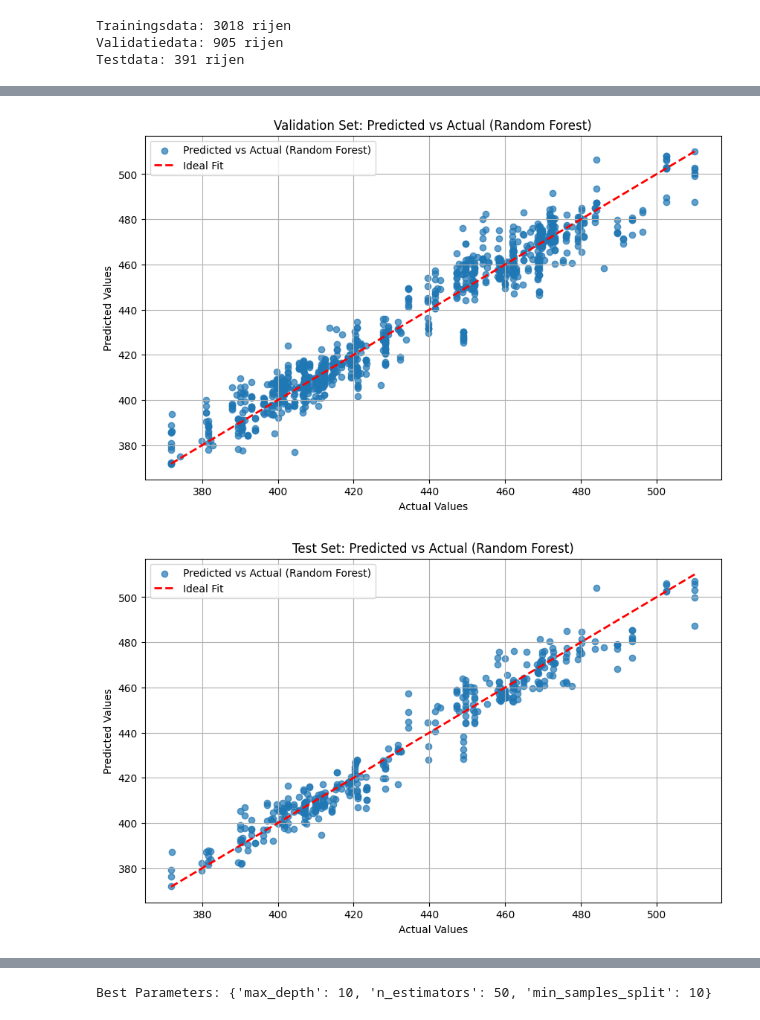
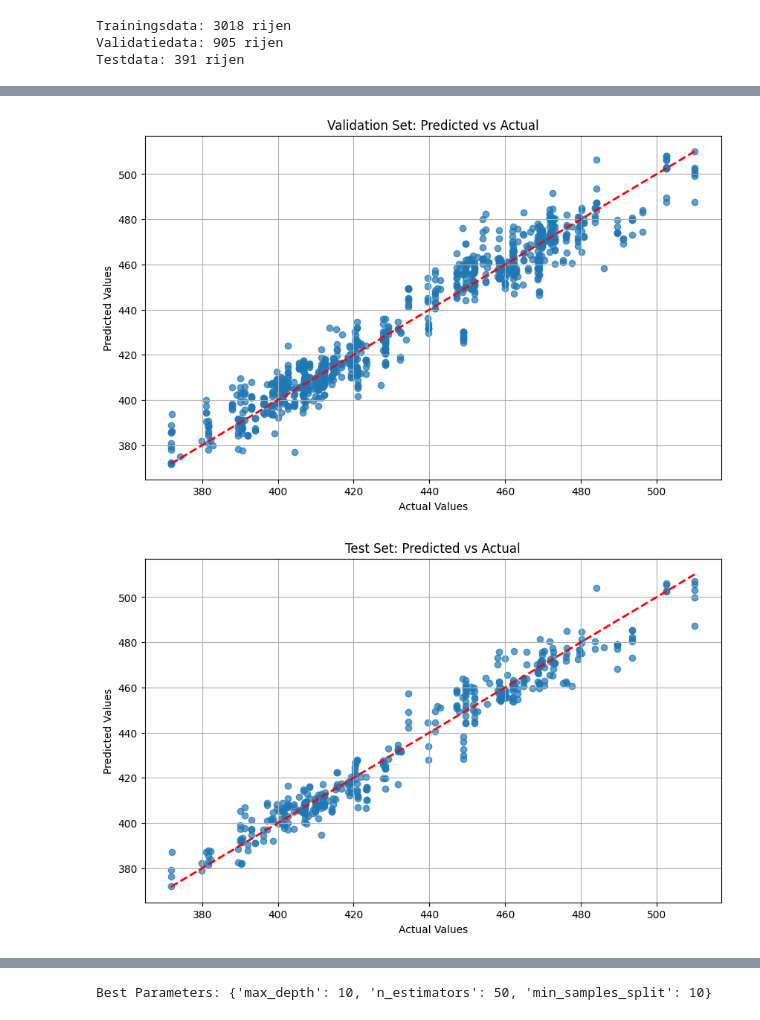
Before and after one commit to bibidemarezoyens/LB, a Jupyter notebook: randomforest.ipynb, the cells around one changed output, grey strips where cells are left out. Cells and saved outputs as stored; diff of their text form; code cells hidden in the pictures.

```diff
--- a/randomforest.ipynb
+++ b/randomforest.ipynb
@@ -84,28 +84,26 @@ print(f"mae_test = {mae_test}")
 
 results_rf = pd.DataFrame({
     'Actual Values': y_test,
-    'Predicted Values (Random Forest)': test_pred_rf,
-    'Difference (Random Forest)': y_test - test_pred_rf
+    'Predicted Values': test_pred_rf,
+    'Difference': y_test - test_pred_rf
 })
 print(results_rf.head(10))
 
 plt.figure(figsize=(10, 6))
-plt.scatter(y_val, val_pred_rf, alpha=0.7, label='Predicted vs Actual (Random Forest)')
+plt.scatter(y_val, val_pred_rf, alpha=0.7, label='Predicted vs Actual')
 plt.plot([min(y_val), max(y_val)], [min(y_val), max(y_val)], color='red', linestyle='--', linewidth=2, label='Ideal Fit')
 plt.xlabel('Actual Values')
 plt.ylabel('Predicted Values')
-plt.title('Validation Set: Predicted vs Actual (Random Forest)')
-plt.legend()
+plt.title('Validation Set: Predicted vs Actual')
 plt.grid(True)
 plt.show()
 
 plt.figure(figsize=(10, 6))
-plt.scatter(y_test, test_pred_rf, alpha=0.7, label='Predicted vs Actual (Random Forest)')
+plt.scatter(y_test, test_pred_rf, alpha=0.7, label='Predicted vs Actual')
 plt.plot([min(y_test), max(y_test)], [min(y_test), max(y_test)], color='red', linestyle='--', linewidth=2, label='Ideal Fit')
 plt.xlabel('Actual Values')
 plt.ylabel('Predicted Values')
-plt.title('Test Set: Predicted vs Actual (Random Forest)')
-plt.legend()
+plt.title('Test Set: Predicted vs Actual')
 plt.grid(True)
 plt.show()
 
@@ -115,7 +113,7 @@ plt.scatter(test_pred_rf, residuals_rf, alpha=0.7)
 plt.axhline(0, color='red', linestyle='--', linewidth=2)
 plt.xlabel('Predicted Values')
 plt.ylabel('Residuals')
-plt.title('Residual Analysis (Test Set - Random Forest)')
+plt.title('Residual Analysis')
 plt.grid(True)
 plt.show()
 # %% [output]
@@ -139,2 +137,2 @@ mae_test = 5.237773242570095
-[figure, old version]
+[figure, new version]
-[figure, old version]
+[figure, new version]
```
Also changed, not shown: parts of 3 cells of this notebook, 6 other files.
